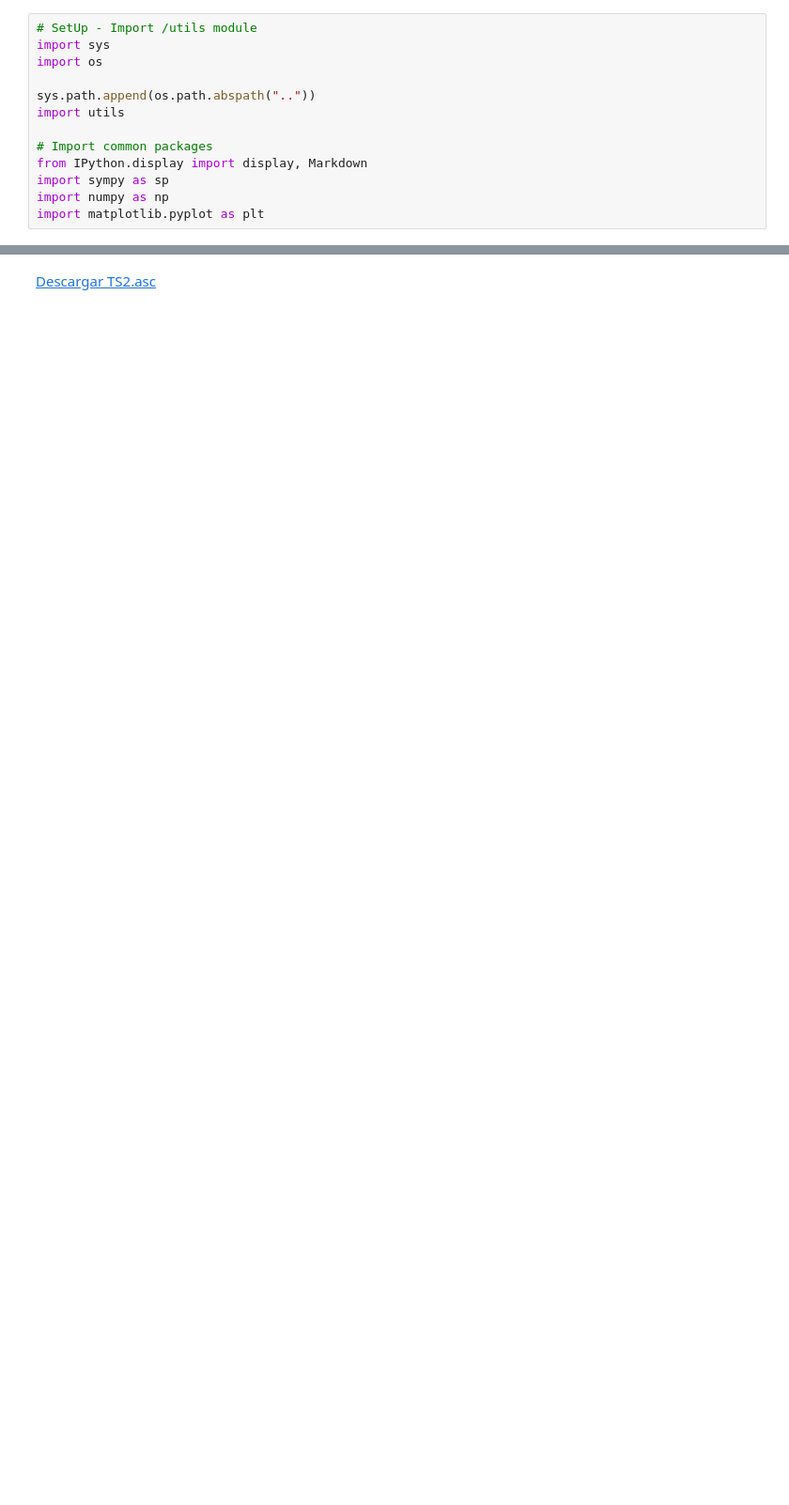
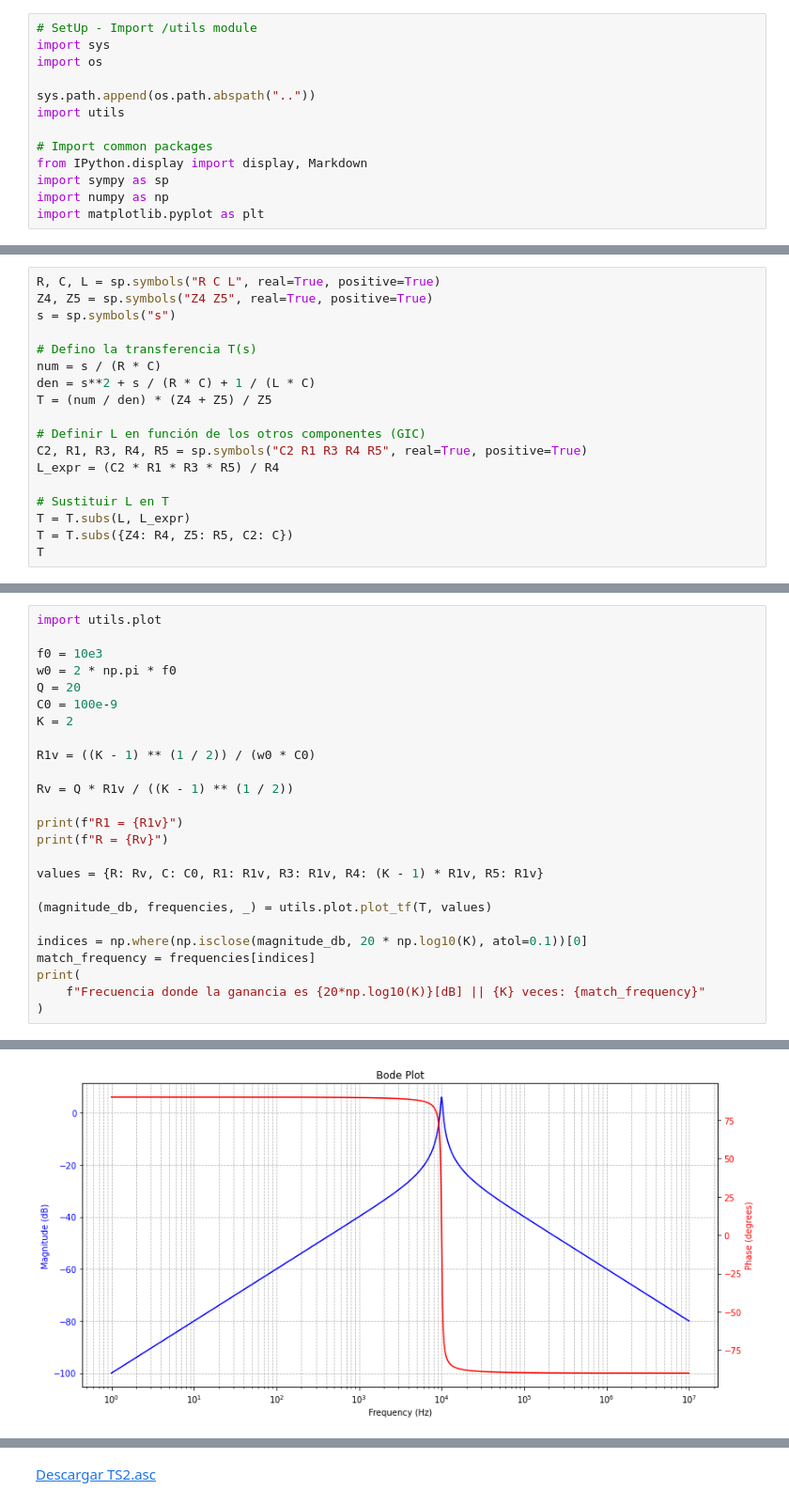
Before and after one commit to fborello-lambda/TC2-2025, a Jupyter notebook: TS2/TS2.ipynb, the cells around one changed output, grey strips where cells are left out. Shown: that part at 94% size. Cells and saved outputs as stored; diff of their text form; blank space fills up the shorter version.

```diff
--- a/TS2/TS2.ipynb
+++ b/TS2/TS2.ipynb
@@ -71,0 +149,18 @@ H
+# %%
+R, C, L = sp.symbols("R C L", real=True, positive=True)
+Z4, Z5 = sp.symbols("Z4 Z5", real=True, positive=True)
+s = sp.symbols("s")
+
+# Defino la transferencia T(s)
+num = s / (R * C)
+den = s**2 + s / (R * C) + 1 / (L * C)
+T = (num / den) * (Z4 + Z5) / Z5
+
+# Definir L en función de los otros componentes (GIC)
+C2, R1, R3, R4, R5 = sp.symbols("C2 R1 R3 R4 R5", real=True, positive=True)
+L_expr = (C2 * R1 * R3 * R5) / R4
+
+# Sustituir L en T
+T = T.subs(L, L_expr)
+T = T.subs({Z4: R4, Z5: R5, C2: C})
+T
@@ -71,0 +169,26 @@ H
+# %%
+import utils.plot
+
+f0 = 10e3
+w0 = 2 * np.pi * f0
+Q = 20
+C0 = 100e-9
+K = 2
+
+R1v = ((K - 1) ** (1 / 2)) / (w0 * C0)
+
+Rv = Q * R1v / ((K - 1) ** (1 / 2))
+
+print(f"R1 = {R1v}")
+print(f"R = {Rv}")
+
+values = {R: Rv, C: C0, R1: R1v, R3: R1v, R4: (K - 1) * R1v, R5: R1v}
+
+(magnitude_db, frequencies, _) = utils.plot.plot_tf(T, values)
+
+indices = np.where(np.isclose(magnitude_db, 20 * np.log10(K), atol=0.1))[0]
+match_frequency = frequencies[indices]
+print(
+    f"Frecuencia donde la ganancia es {20*np.log10(K)}[dB] || {K} veces: {match_frequency}"
+)
+# %% [output]
@@ -71,0 +201 @@ H
+[figure, added]
```
Also changed, not shown: parts of 16 cells of this notebook, 3 other files.
